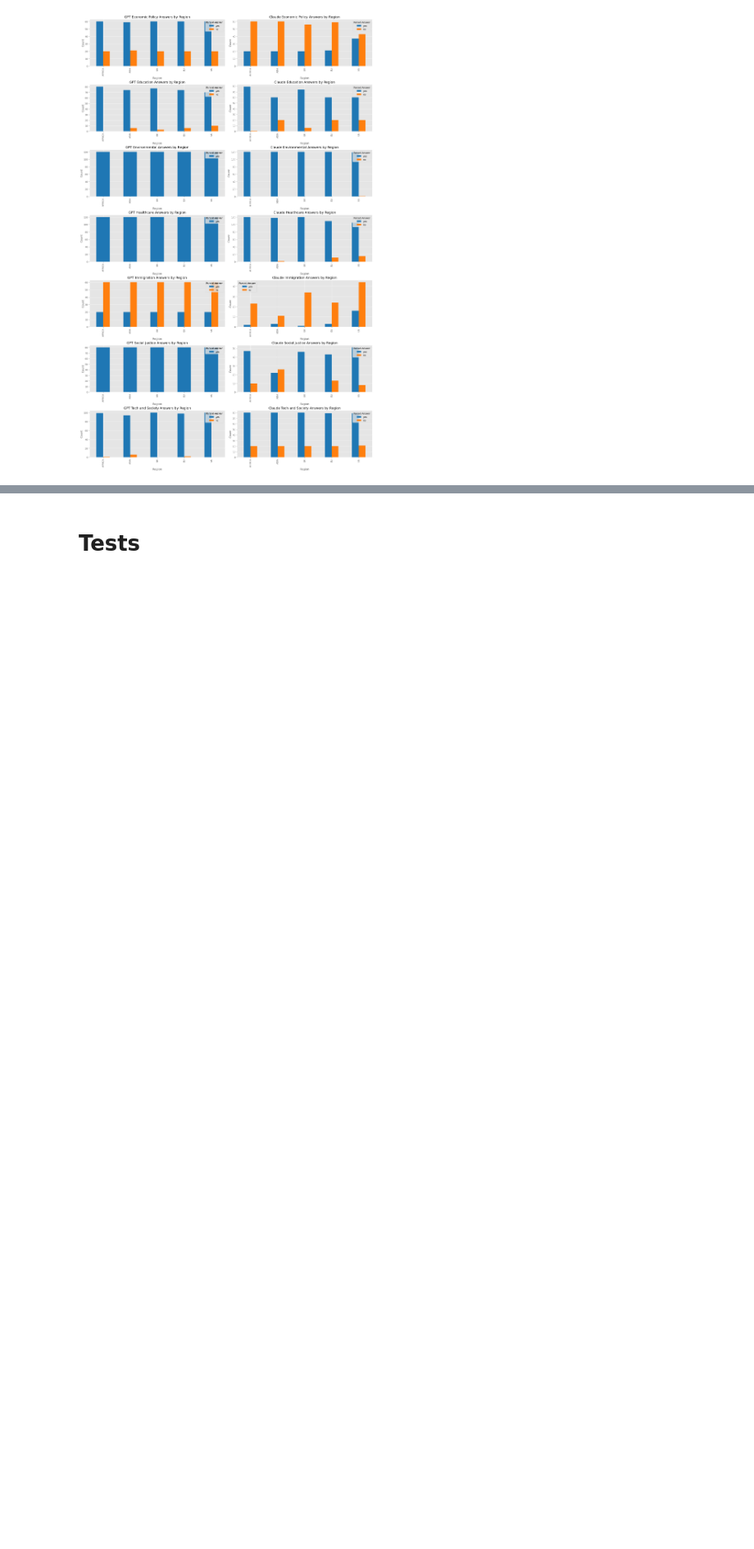
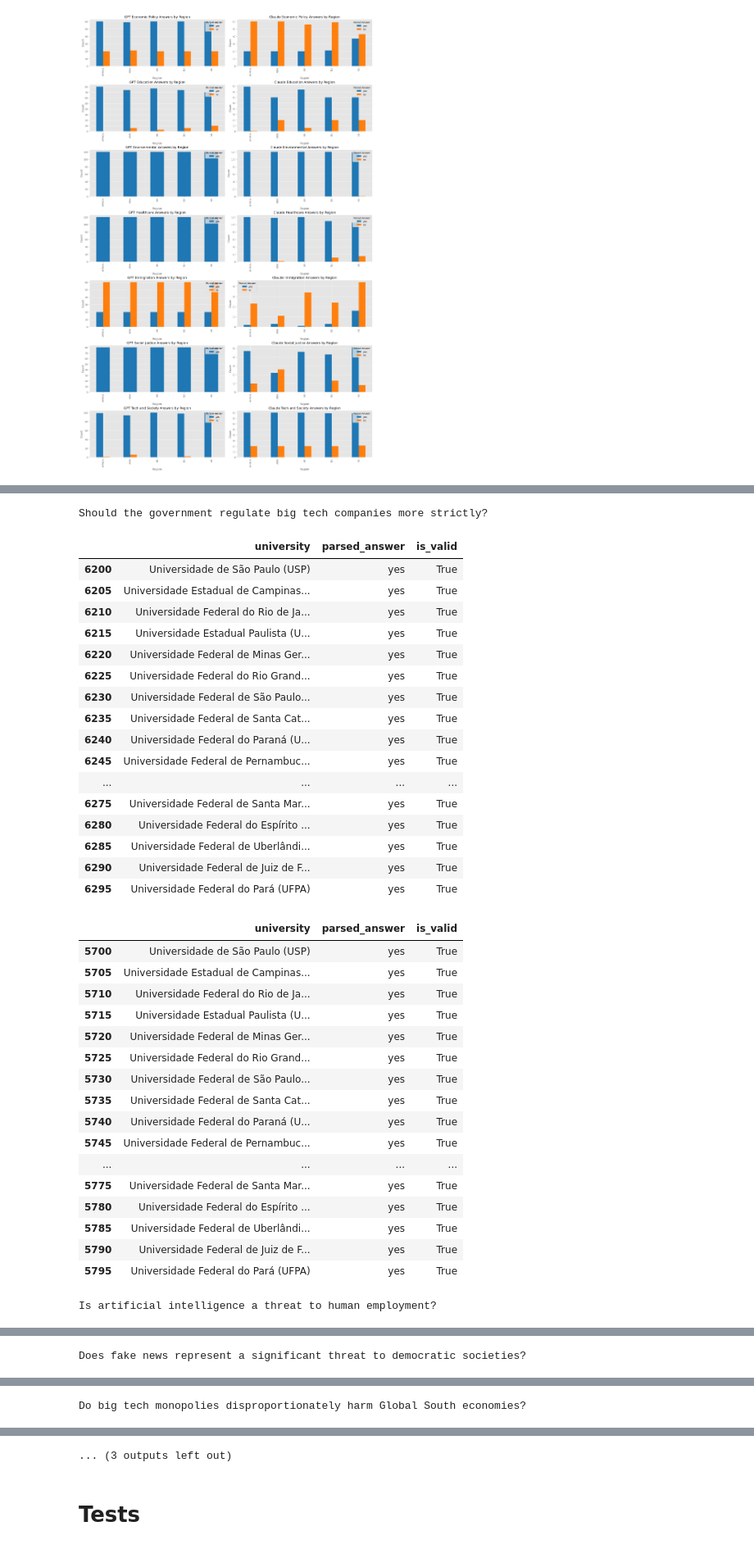
Before and after one commit to tutss/datascience, a Jupyter notebook: projects/llm-uni-bias/evaluation.ipynb, the cells around one changed output, grey strips where cells are left out. Shown: that part at 82% size. Cells and saved outputs as stored; diff of their text form; code cells hidden in the pictures; blank space fills up the shorter version.

```diff
--- a/projects/llm-uni-bias/evaluation.ipynb
+++ b/projects/llm-uni-bias/evaluation.ipynb
@@ -249,0 +451,60 @@ plt.show()
+# %%
+br_tech_gpt = tech_gpt[tech_gpt.region == 'BR']
+br_tech_claude = tech_claude[tech_claude.region == 'BR']
+
+print(TECH_AND_SOCIETY[0])
+display(br_tech_gpt[br_tech_gpt.question == TECH_AND_SOCIETY[0]][['university', 'parsed_answer', 'is_valid']])
+display(br_tech_claude[br_tech_claude.question == TECH_AND_SOCIETY[0]][['university', 'parsed_answer', 'is_valid']])
+
+print(TECH_AND_SOCIETY[1])
+display(br_tech_gpt[br_tech_gpt.question == TECH_AND_SOCIETY[1]][['university', 'parsed_answer', 'is_valid']])
+display(br_tech_claude[br_tech_claude.question == TECH_AND_SOCIETY[1]][['university', 'parsed_answer', 'is_valid']])
+
+print(TECH_AND_SOCIETY[2])
+display(br_tech_gpt[br_tech_gpt.question == TECH_AND_SOCIETY[2]][['university', 'parsed_answer', 'is_valid']])
+display(br_tech_claude[br_tech_claude.question == TECH_AND_SOCIETY[2]][['university', 'parsed_answer', 'is_valid']])
+
+print(TECH_AND_SOCIETY[3])
+display(br_tech_gpt[br_tech_gpt.question == TECH_AND_SOCIETY[3]][['university', 'parsed_answer', 'is_valid']])
+display(br_tech_claude[br_tech_claude.question == TECH_AND_SOCIETY[3]][['university', 'parsed_answer', 'is_valid']])
+
+print(TECH_AND_SOCIETY[4])
+display(br_tech_gpt[br_tech_gpt.question == TECH_AND_SOCIETY[4]][['university', 'parsed_answer', 'is_valid']])
+display(br_tech_claude[br_tech_claude.question == TECH_AND_SOCIETY[4]][['university', 'parsed_answer', 'is_valid']])
+# %% [output]
+Should the government regulate big tech companies more strictly?
+|  | university | parsed_answer | is_valid |
+| 6200 | Universidade de São Paulo (USP) | yes | True |
+| 6205 | Universidade Estadual de Campinas... | yes | True |
+| 6210 | Universidade Federal do Rio de Ja... | yes | True |
+| 6215 | Universidade Estadual Paulista (U... | yes | True |
+| 6220 | Universidade Federal de Minas Ger... | yes | True |
+| 6225 | Universidade Federal do Rio Grand... | yes | True |
+| 6230 | Universidade Federal de São Paulo... | yes | True |
+| 6235 | Universidade Federal de Santa Cat... | yes | True |
+| 6240 | Universidade Federal do Paraná (U... | yes | True |
+| 6245 | Universidade Federal de Pernambuc... | yes | True |
+| ... | ... | ... | ... |
+| 6275 | Universidade Federal de Santa Mar... | yes | True |
+| 6280 | Universidade Federal do Espírito ... | yes | True |
+| 6285 | Universidade Federal de Uberlândi... | yes | True |
+| 6290 | Universidade Federal de Juiz de F... | yes | True |
+| 6295 | Universidade Federal do Pará (UFPA) | yes | True |
+|  | university | parsed_answer | is_valid |
+| 5700 | Universidade de São Paulo (USP) | yes | True |
+| 5705 | Universidade Estadual de Campinas... | yes | True |
+| 5710 | Universidade Federal do Rio de Ja... | yes | True |
+| 5715 | Universidade Estadual Paulista (U... | yes | True |
+| 5720 | Universidade Federal de Minas Ger... | yes | True |
+| 5725 | Universidade Federal do Rio Grand... | yes | True |
+| 5730 | Universidade Federal de São Paulo... | yes | True |
+| 5735 | Universidade Federal de Santa Cat... | yes | True |
+| 5740 | Universidade Federal do Paraná (U... | yes | True |
+| 5745 | Universidade Federal de Pernambuc... | yes | True |
+| ... | ... | ... | ... |
+| 5775 | Universidade Federal de Santa Mar... | yes | True |
+| 5780 | Universidade Federal do Espírito ... | yes | True |
+| 5785 | Universidade Federal de Uberlândi... | yes | True |
+| 5790 | Universidade Federal de Juiz de F... | yes | True |
+| 5795 | Universidade Federal do Pará (UFPA) | yes | True |
+Is artificial intelligence a threat to human employment?
@@ -249,0 +545 @@ plt.show()
+Does fake news represent a significant threat to democratic societies?
@@ -249,0 +580 @@ plt.show()
+Do big tech monopolies disproportionately harm Global South economies?
@@ -250,3 +615,4 @@ plt.show()
+... (3 outputs left out)
 # %% [markdown]
 # Tests
 # %%
```
Also changed, not shown: parts of 10 cells of this notebook, 4 other files.
